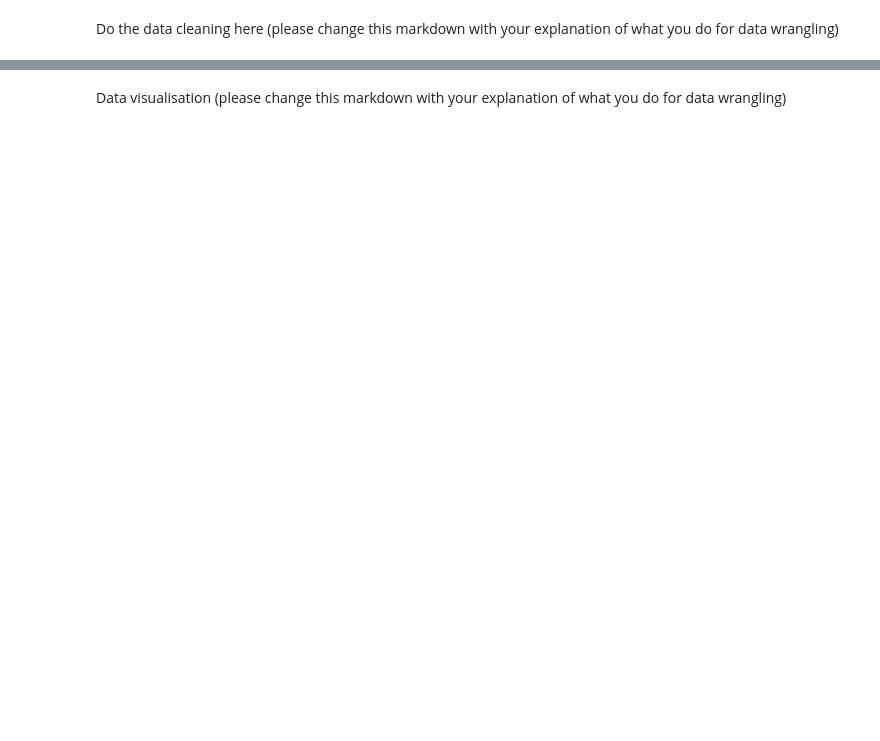
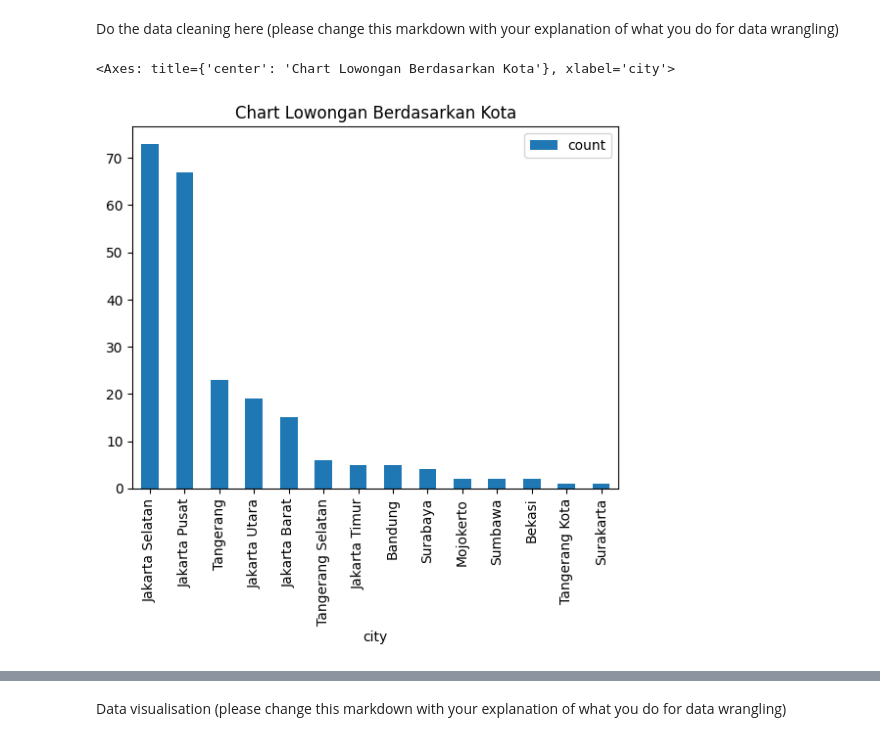
Before and after one commit to Rickyarians/Scrappy-do, a Jupyter notebook: Notebook Skeleton Guide Capstone Beautiful Soup.ipynb, the cells around one changed output, grey strips where cells are left out. Saved outputs shown, nothing was run; the diff lists cells and outputs as text; code cells hidden in the pictures; blank space fills up the shorter version.

```diff
--- a/Notebook Skeleton Guide Capstone Beautiful Soup.ipynb
+++ b/Notebook Skeleton Guide Capstone Beautiful Soup.ipynb
@@ -382,0 +371,3 @@ df.head()
+# %%
+data = pd.read_csv("kalibrr-job-list.csv")
+data.head()
@@ -383,2 +381,13 @@ df.head()
 # %% [markdown]
 Do the data cleaning here (please change this markdown with your explanation of what you do for data wrangling)
+# %%
+# SUBSET Indonesia GROUP BY city
+data_indonesia = data[data['country'] == 'Indonesia'] # ambil negara indonesia saja
+data_grouped = pd.DataFrame(data_indonesia['city'].value_counts())
+#data_grouped
+
+# membuat plot
+data_grouped.plot(kind='bar', title='Chart Lowongan Berdasarkan Kota')
+# %% [output]
+<Axes: title={'center': 'Chart Lowongan Berdasarkan Kota'}, xlabel='city'>
+[figure, added]
```
Also changed, not shown: parts of 13 cells of this notebook, 2 other files.
